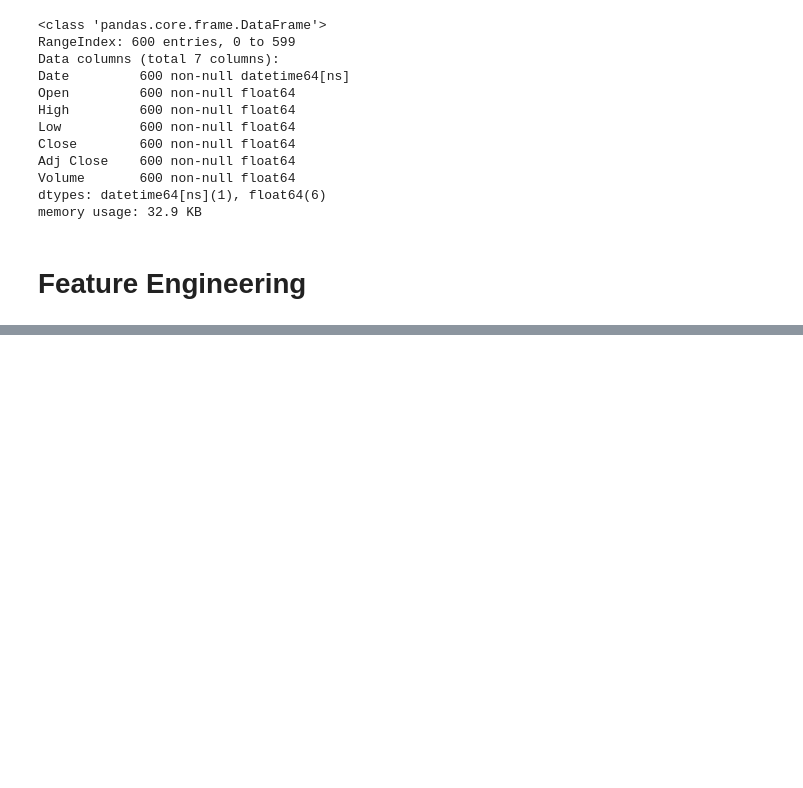
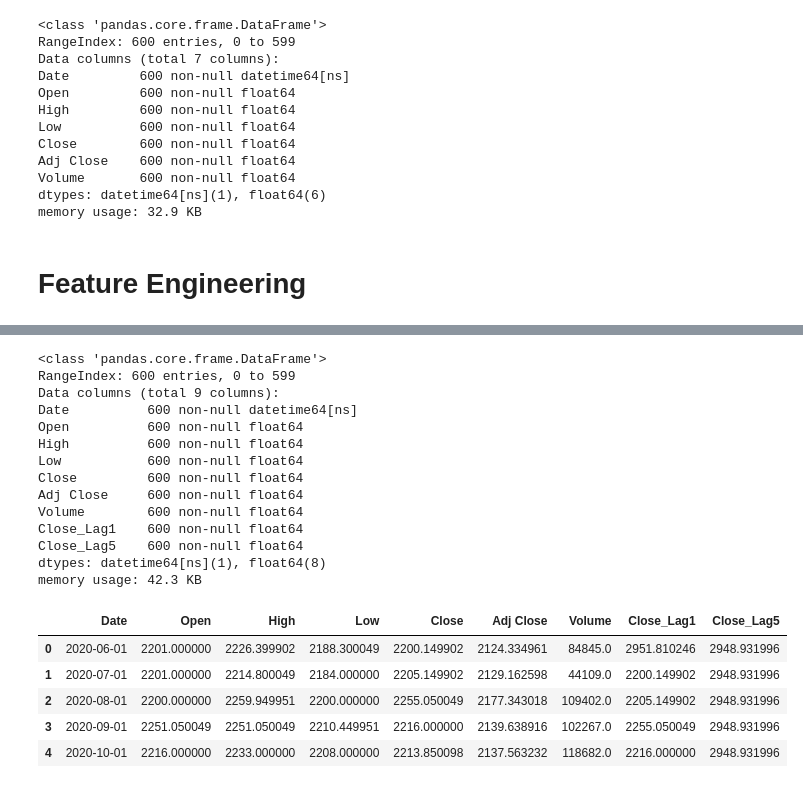
Before and after one commit to paraschavre22/stock_price_prediction, a Jupyter notebook: Stock_Market_Prediction.ipynb, the cells around one changed output, grey strips where cells are left out. Saved outputs shown, nothing was run; the diff lists cells and outputs as text; code cells hidden in the pictures; blank space fills up the shorter version.

```diff
--- a/Stock_Market_Prediction.ipynb
+++ b/Stock_Market_Prediction.ipynb
@@ -57,0 +92,25 @@ stocks.to_csv('tcs_data.csv', index=False)
+# %%
+stocks = stocks.fillna(stocks.mean())
+stocks.info()
+stocks.head()
+# %% [output]
+<class 'pandas.core.frame.DataFrame'>
+RangeIndex: 600 entries, 0 to 599
+Data columns (total 9 columns):
+Date          600 non-null datetime64[ns]
+Open          600 non-null float64
+High          600 non-null float64
+Low           600 non-null float64
+Close         600 non-null float64
+Adj Close     600 non-null float64
+Volume        600 non-null float64
+Close_Lag1    600 non-null float64
+Close_Lag5    600 non-null float64
+dtypes: datetime64[ns](1), float64(8)
+memory usage: 42.3 KB
+|  | Date | Open | High | Low | Close | Adj Close | Volume | Close_Lag1 | Close_Lag5 |
+| 0 | 2020-06-01 | 2201.000000 | 2226.399902 | 2188.300049 | 2200.149902 | 2124.334961 | 84845.0 | 2951.810246 | 2948.931996 |
+| 1 | 2020-07-01 | 2201.000000 | 2214.800049 | 2184.000000 | 2205.149902 | 2129.162598 | 44109.0 | 2200.149902 | 2948.931996 |
+| 2 | 2020-08-01 | 2200.000000 | 2259.949951 | 2200.000000 | 2255.050049 | 2177.343018 | 109402.0 | 2205.149902 | 2948.931996 |
+| 3 | 2020-09-01 | 2251.050049 | 2251.050049 | 2210.449951 | 2216.000000 | 2139.638916 | 102267.0 | 2255.050049 | 2948.931996 |
+| 4 | 2020-10-01 | 2216.000000 | 2233.000000 | 2208.000000 | 2213.850098 | 2137.563232 | 118682.0 | 2216.000000 | 2948.931996 |
```
Also changed, not shown: parts of 9 cells of this notebook.
